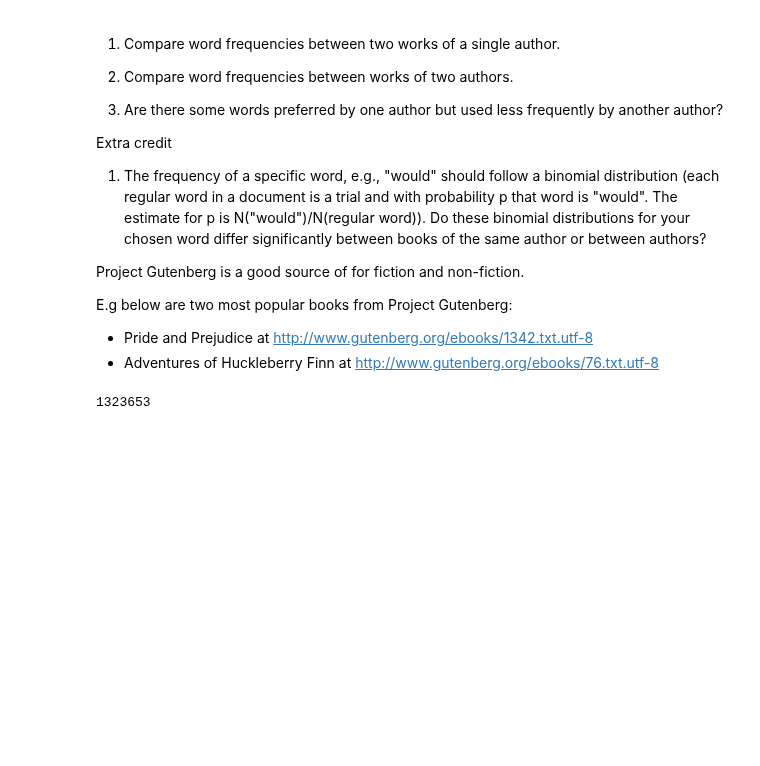
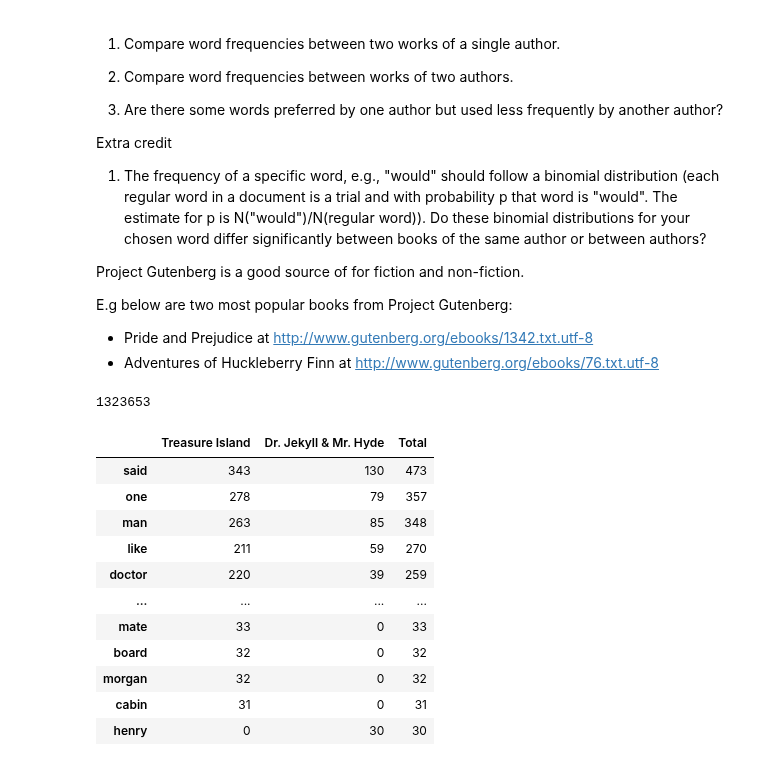
Before and after one commit to utk-cs445-fall26/MiniProject1, a Jupyter notebook: amart170.ipynb, the cells around one changed output. Drawn from its saved outputs; the diff is of its cells as text; code cells hidden in the pictures; blank space fills up the shorter version.

Commit message:
compared the first two books between the same authors. Didnt showcase word frequency occuring between the books

```diff
--- a/amart170.ipynb
+++ b/amart170.ipynb
@@ -256,3 +256,100 @@ for i in range(2,13):
 len(t)
 # %% [output]
 1323653
+# %%
+import re
+from collections import Counter
+import nltk
+from nltk.corpus import stopwords
+import pandas as pd
+import requests
+
+# for stopwords
+nltk.download("stopwords", quiet=True)
+stop_words = set(stopwords.words("english"))
+
+# Fetch the texts from Project Gutenberg
+headers = {
+    "User-Agent": "Mozilla/5.0 (Windows NT 10.0; Win64; x64) AppleWebKit/537.36"
+}
+
+url_treasure = "https://www.gutenberg.org/cache/epub/27780/pg27780.txt"
+url_jekyll = "https://www.gutenberg.org/cache/epub/43/pg43.txt"
+
+res_treasure = requests.get(url_treasure, headers=headers)
+res_jekyll = requests.get(url_jekyll, headers=headers)
+
+res_treasure.encoding = "utf-8"
+res_jekyll.encoding = "utf-8"
+
+
+# Helper to strip Gutenberg headers/footers and clean tokens
+def clean_and_tokenize(raw_text):
+  # Cut off specifically the Gutenberg start and end boilerplate
+  start_match = re.search(
+      r"\*\*\* START OF THE PROJECT GUTENBERG EBOOK .* \*\*\*", raw_text
+  )
+  end_match = re.search(
+      r"\*\*\* END OF THE PROJECT GUTENBERG EBOOK .* \*\*\*", raw_text
+  )
+
+  start_idx = start_match.end() if start_match else 0
+  end_idx = end_match.start() if end_match else len(raw_text)
+
+  book_text = raw_text[start_idx:end_idx].lower()
+
+  words = re.findall(r"\b[a-z]{3,}\b", book_text)
+
+  # Filter out generic stop words
+  filtered_words = [w for w in words if w not in stop_words]
+
+  return filtered_words
+
+
+# Process both books
+words_treasure = clean_and_tokenize(res_treasure.text)
+words_jekyll = clean_and_tokenize(res_jekyll.text)
+
+# Calculate word frequencies
+counts_treasure = Counter(words_treasure)
+counts_jekyll = Counter(words_jekyll)
+
+# Build a comparative DataFrame
+df = pd.DataFrame(
+    {"Treasure Island": counts_treasure, "Dr. Jekyll & Mr. Hyde": counts_jekyll}
+).fillna(0)
+
+# Convert raw counts to integers
+df = df.astype(int)
+
+# 4. Filter by threshold
+# Since Treasure Island (~68k words) is ~2.5x longer than Jekyll & Hyde (~26k words),
+# you can filter where a word appears at least N times in EITHER book.
+THRESHOLD = 30
+
+df_filtered = df[
+    (df["Treasure Island"] >= THRESHOLD)
+    | (df["Dr. Jekyll & Mr. Hyde"] >= THRESHOLD)
+].copy()
+
+# Add a combined total column and sort descending
+df_filtered["Total"] = (
+    df_filtered["Treasure Island"] + df_filtered["Dr. Jekyll & Mr. Hyde"]
+)
+df_filtered = df_filtered.sort_values(by="Total", ascending=False)
+
+# Display top results
+df_filtered
+# %% [output]
+|  | Treasure Island | Dr. Jekyll & Mr. Hyde | Total |
+| said | 343 | 130 | 473 |
+| one | 278 | 79 | 357 |
+| man | 263 | 85 | 348 |
+| like | 211 | 59 | 270 |
+| doctor | 220 | 39 | 259 |
+| ... | ... | ... | ... |
+| mate | 33 | 0 | 33 |
+| board | 32 | 0 | 32 |
+| morgan | 32 | 0 | 32 |
+| cabin | 31 | 0 | 31 |
+| henry | 0 | 30 | 30 |
```
Also changed, not shown: parts of 1 cell of this notebook.
